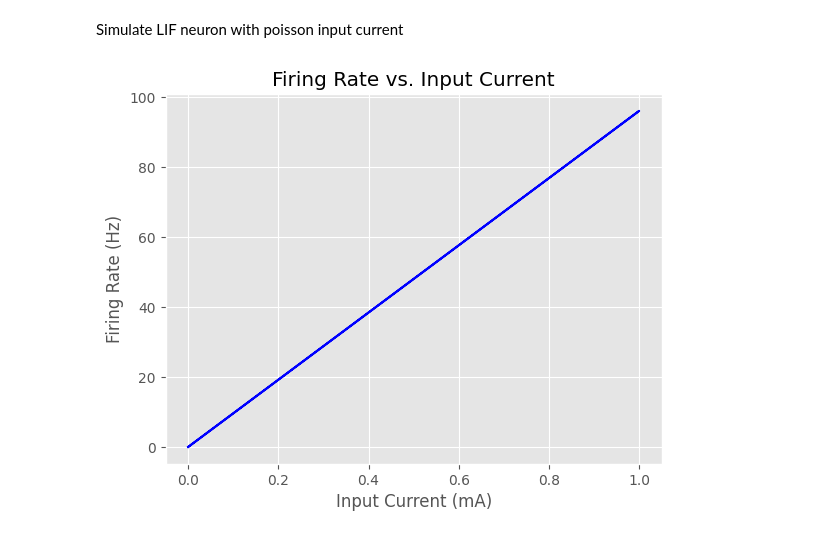
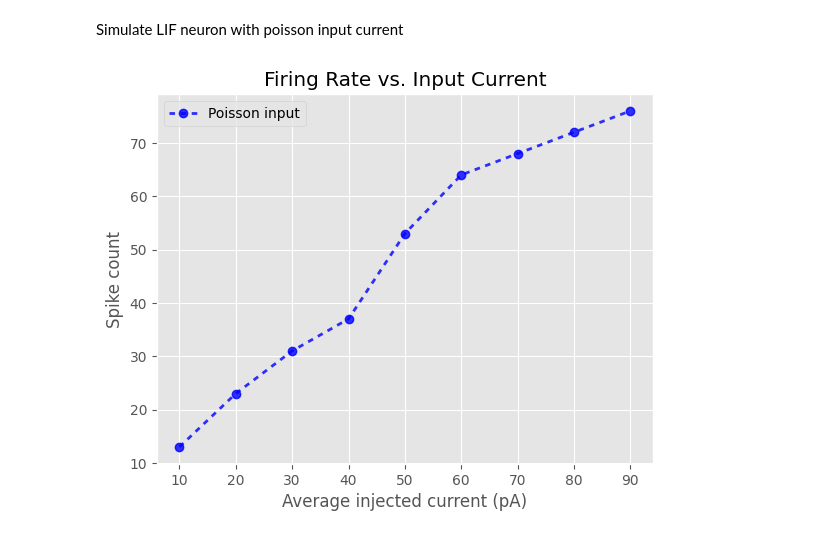
Before and after one commit to rahul-nauni/neuron_dynamics, a Jupyter notebook: LIF_poisson.ipynb, the cells around one changed output. Drawn from its saved outputs; the diff is of its cells as text; code cells hidden in the pictures.

```diff
--- a/LIF_poisson.ipynb
+++ b/LIF_poisson.ipynb
@@ -27,7 +27,7 @@ def default_params(**kwargs):
     params['E_L'] = 0.0  # Resting potential (in mV)
     params['V_th'] = 20  # Threshold voltage (in mV)
     params['V_reset'] = 0.0  # Reset voltage (in mV)
-    params['V_init'] = -70.0   # initial potential [mV]
+    params['V_init'] = 0.0   # initial potential [mV]
     params['t_ref'] = 2.0  # Refractory period (in ms)
 
     # Define the simulation parameters
@@ -128,11 +128,11 @@ def run_LIF(params, I_ext, stop=False):
         # Get spike times in ms
         rec_spikes = np.array(rec_spikes) * dt
         # compute firing rate
-        num_spikes = len(rec_spikes)
-        duration = Lt * dt
-        firing_rate = num_spikes / duration * 1000
+        #num_spikes = len(rec_spikes)
+        #duration = Lt * dt
+        #firing_rate = num_spikes / duration * 1000
 
-    return firing_rate
+    return rec_spikes
 # %% [markdown]
 Generate and plot poisson input current
 # %%
@@ -147,32 +147,37 @@ Text(0, 0.5, '$I_{pos}$ (mA)')
 # %% [markdown]
 Simulate LIF neuron with poisson input current
 # %%
-def plot_firing_rate_vs_input(params, I_values):
+def plot_firing_rate_vs_input(params, rate_range):
     """
     Plots the firing rate as a function of the input current.
 
     Args:
-    params     : parameter dictionary
-    rate       : average firing rate of the Poisson process
-    mu_range   : range of input current values to test
-    num_trials : number of trials to run for each input current value
+    params          : parameter dictionary
+    rate_range      : firing rate range of the Poisson process
 
     Returns:
     None (plots the results)
     """
-    firing_rates = []
-    for I in I_values:
-        firing_rate = run_LIF(params, I, stop=True)
-        firing_rates.append(firing_rate)
 
-    plt.plot(I_values, firing_rates, 'b')
-    plt.xlabel('Input Current (mA)')
-    plt.ylabel('Firing Rate (Hz)')
+    spk_count = np.zeros(len(rate_range))
+
+    for idx in range(len(rate_range)):
+        I_pos = generate_poisson_spikes(params, rate=rate_range[idx], user_seed=2020)
+        rec_spikes = run_LIF(params, I_ext=I_pos)
+        spk_count[idx] = len(rec_spikes)
+
+    # Plot the F-I curve i.e. Output firing rate as a function of input mean.
+    plt.figure()
+    plt.plot(rate_range, spk_count, 'b-o', alpha=0.8, lw=2, dashes=(2, 2),
+            label='Poisson input')
+    plt.ylabel('Spike count')
+    plt.xlabel('Average injected current (pA)')
+    plt.legend(loc='best')
     plt.title('Firing Rate vs. Input Current')
     plt.savefig('Firing_rate(Hz)_vs_External_input_current(mA)_plot.pdf')
     plt.show()
-# %%
-# Plot firing rate vs input current
-plot_firing_rate_vs_input(params, I_pos)
-# %% [output]
-[figure, removed]
+# %%
+rate_range = np.arange(10, 100, 10)
+plot_firing_rate_vs_input(params, rate_range)
+# %% [output]
+[figure, added]
```
Also changed, not shown: parts of 2 cells of this notebook, 7 other files.
